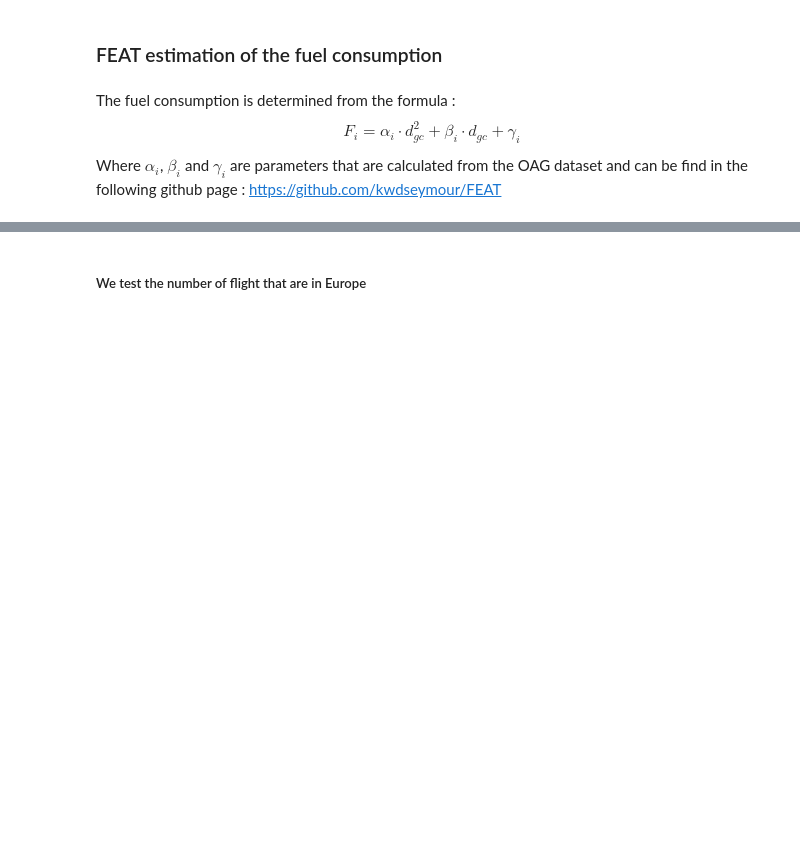
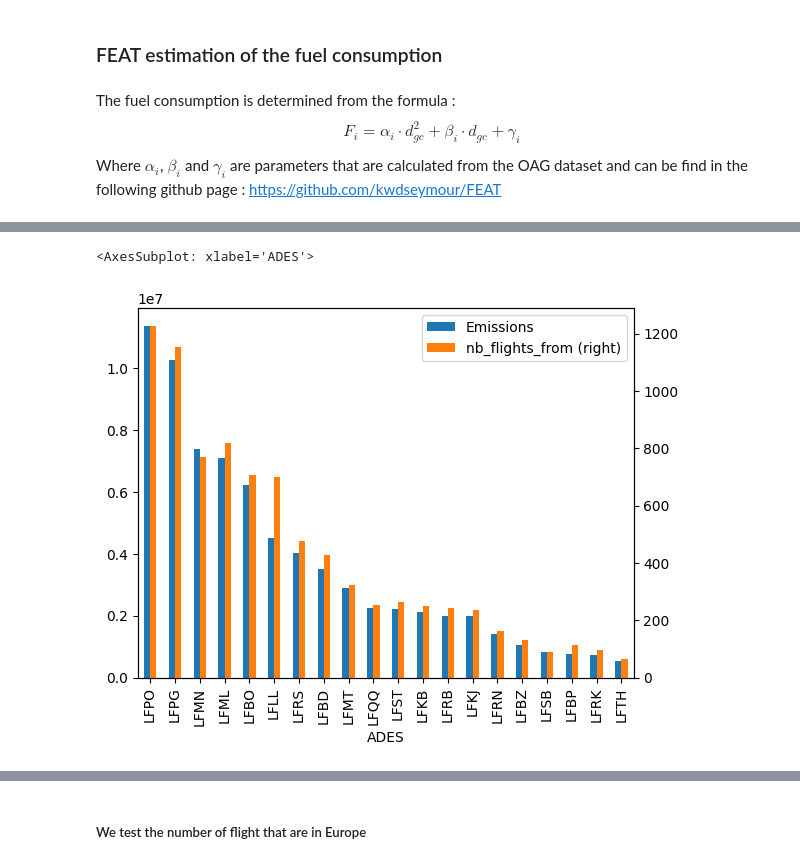
Before and after one commit to corentintran/OptimAvionETE, a Jupyter notebook: FEAT.ipynb, the cells around one changed output, grey strips where cells are left out. Saved outputs shown, nothing was run; the diff lists cells and outputs as text; code cells hidden in the pictures; blank space fills up the shorter version.

```diff
--- a/FEAT.ipynb
+++ b/FEAT.ipynb
@@ -218,0 +182,7 @@ df_pax_capacity
+# %%
+df_airports_france = pd.read_csv(
+    "airports_france.csv", sep=";", encoding="cp1252"
+).drop(columns=["City served / location"])
+
+
+df_airports_france.head()
@@ -218,0 +197,16 @@ df_pax_capacity
+# %%
+# x = aéroport de départ, y = aéroport d'arrivée
+df_planes_pax_FEAT_france = df_planes_pax_FEAT.merge(
+    df_airports_france, how="inner", left_on="ADEP", right_on="ICAO"
+).merge(df_airports_france, how="inner", left_on="ADES", right_on="ICAO")
+
+
+# Results
+nb_flights_france = rows = len(df_planes_pax_FEAT_france.axes[0])
+print("Number of flights: {0:d}".format(nb_flights_france))
+print(
+    "Emissions (ktCO2) : {0:0.2f}".format(
+        df_planes_pax_FEAT_france.Emissions.sum() / 1000 / 1000
+    )
+)
+df_planes_pax_FEAT_france.head()
@@ -218,0 +224,25 @@ df_pax_capacity
+# %%
+# da = departure airport, aa = arrival airport
+df_da_emissions = (
+    df_planes_pax_FEAT_france[["ADEP", "ADES", "Emissions"]]
+    .groupby("ADES")
+    .sum()
+    .sort_values("Emissions", ascending=False)
+)
+
+# .values_count() compte les paires
+df_da_nb_flights = pd.DataFrame(
+    df_planes_pax_FEAT_france[["ADEP", "ADES"]].value_counts("ADES"),
+    columns=["nb_flights_from"],
+)
+
+df_da_full = pd.merge(df_da_emissions, df_da_nb_flights, on="ADES")
+
+
+df_da_full.head(20).plot(kind="bar", secondary_y="nb_flights_from")
+# df_da_aa_emissions_full.head(10).sum()
+
+# df_da_nb_flights
+# %% [output]
+<AxesSubplot: xlabel='ADES'>
+[figure, added]
```
Also changed, not shown: parts of 37 cells of this notebook, 3 other files.
